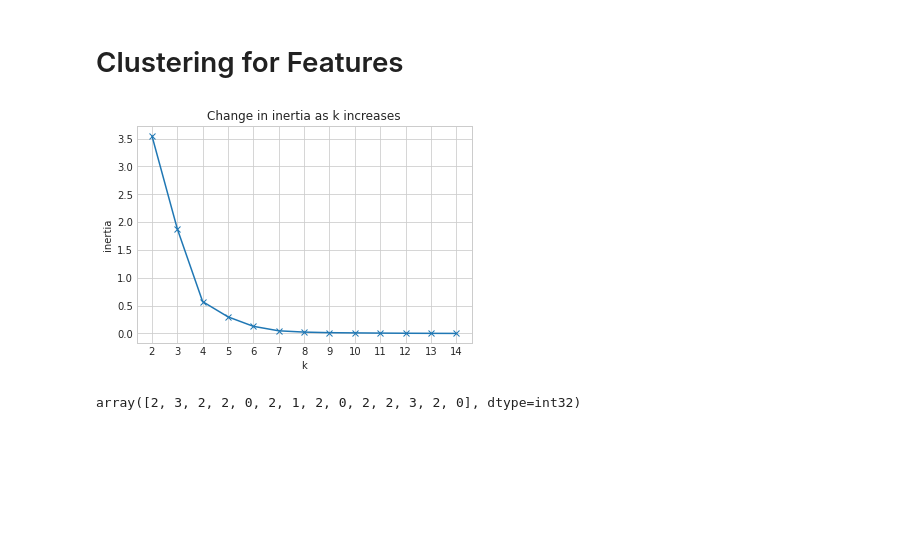
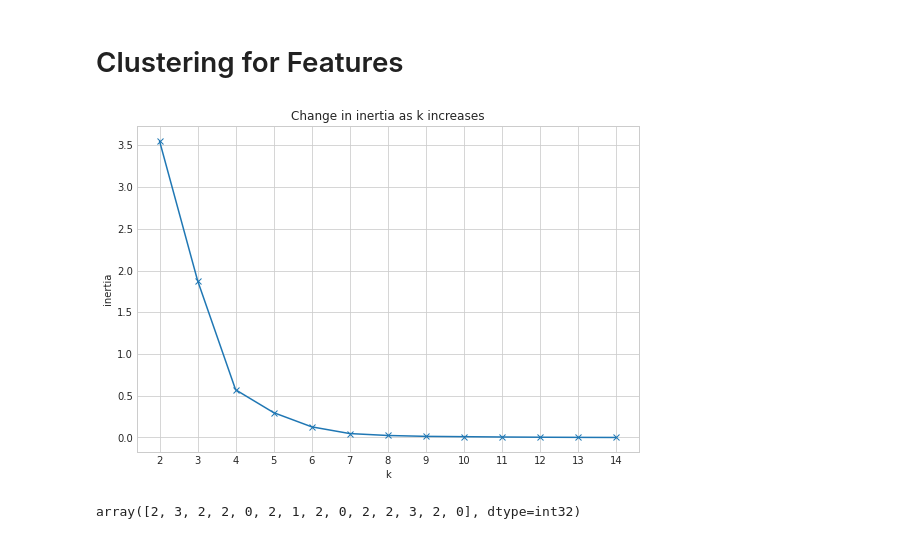
Before and after one commit to raycerna/military-firepower, a Jupyter notebook: explore.ipynb, the cells around one changed output. Cells and saved outputs as stored; diff of their text form; code cells hidden in the pictures; blank space fills up the shorter version.

```diff
--- a/explore.ipynb
+++ b/explore.ipynb
@@ -341,0 +438,3 @@ train_scaled
+# %%
+train_scaled = df_pca_kmeans
+df_pca_kmeans
@@ -346,14 +485,14 @@ train_scaled
 X = train_scaled[['defense_budget','external_debt']]
 # %%
 with plt.style.context('seaborn-whitegrid'):
-    #plt.figure(figsize=(9, 6))
+    plt.figure(figsize=(9, 6))
     pd.Series({k: KMeans(k).fit(X).inertia_ for k in range(2, 15)}).plot(marker='x')
     plt.xticks(range(2, 15))
     plt.xlabel('k')
     plt.ylabel('inertia')
     plt.title('Change in inertia as k increases')
 # %% [output]
-[figure, old version]
+[figure, new version]
 # %%
 kmeans = KMeans(n_clusters=4)
 kmeans.fit(X)
```
Also changed, not shown: parts of 42 cells of this notebook.
